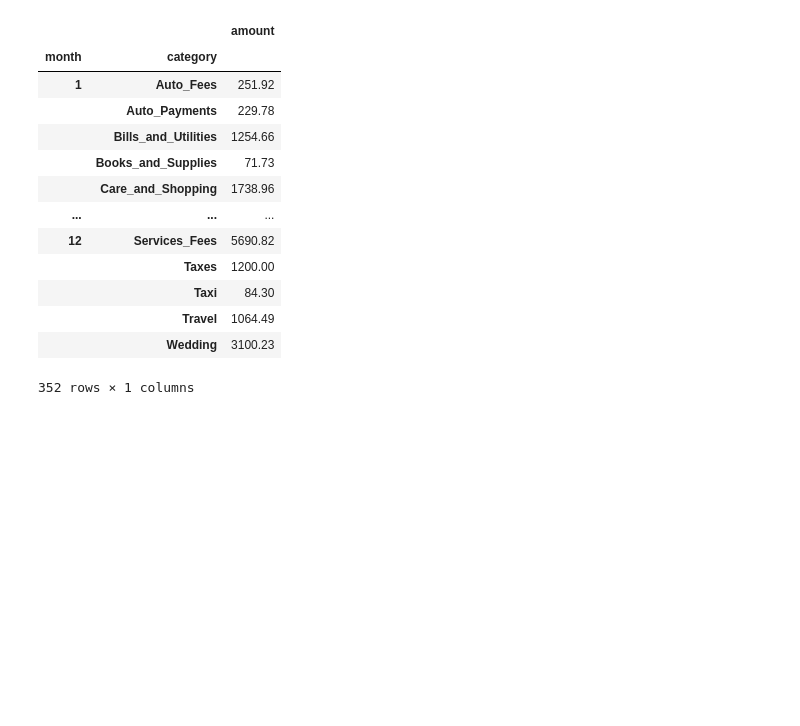
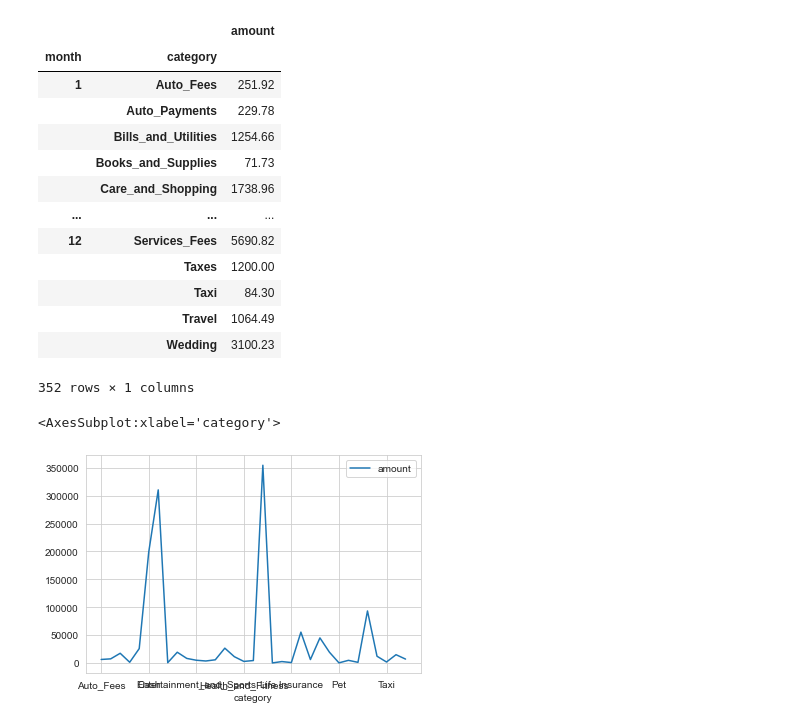
Before and after one commit to Severina7/personal_project, a Jupyter notebook: personal_project.ipynb, the cells around one changed output. Saved outputs shown, nothing was run; the diff lists cells and outputs as text; code cells hidden in the pictures; blank space fills up the shorter version.

```diff
--- a/personal_project.ipynb
+++ b/personal_project.ipynb
@@ -508,0 +533,4 @@ transactions.head()
+# %%
+# Creating the income column
+
+transactions['Income'] = transactions.category == 'Income' | transactions.category == 'Interest Income'
@@ -601,3 +644,8 @@ transactions.groupby(['month','category']).agg('sum')
 |  | Travel | 1064.49 |
 |  | Wedding | 3100.23 |
 352 rows × 1 columns
+# %%
+transactions.groupby(['category']).agg('sum').plot()
+# %% [output]
+<AxesSubplot:xlabel='category'>
+[figure, added]
```
Also changed, not shown: parts of 19 cells of this notebook.
